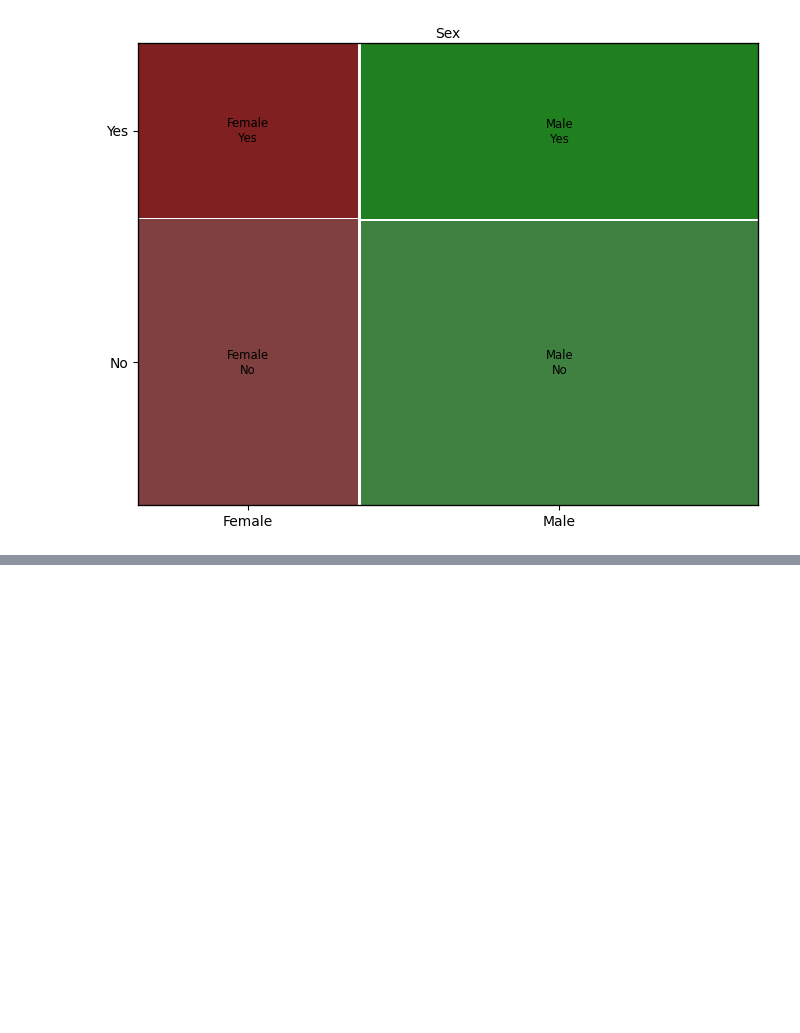
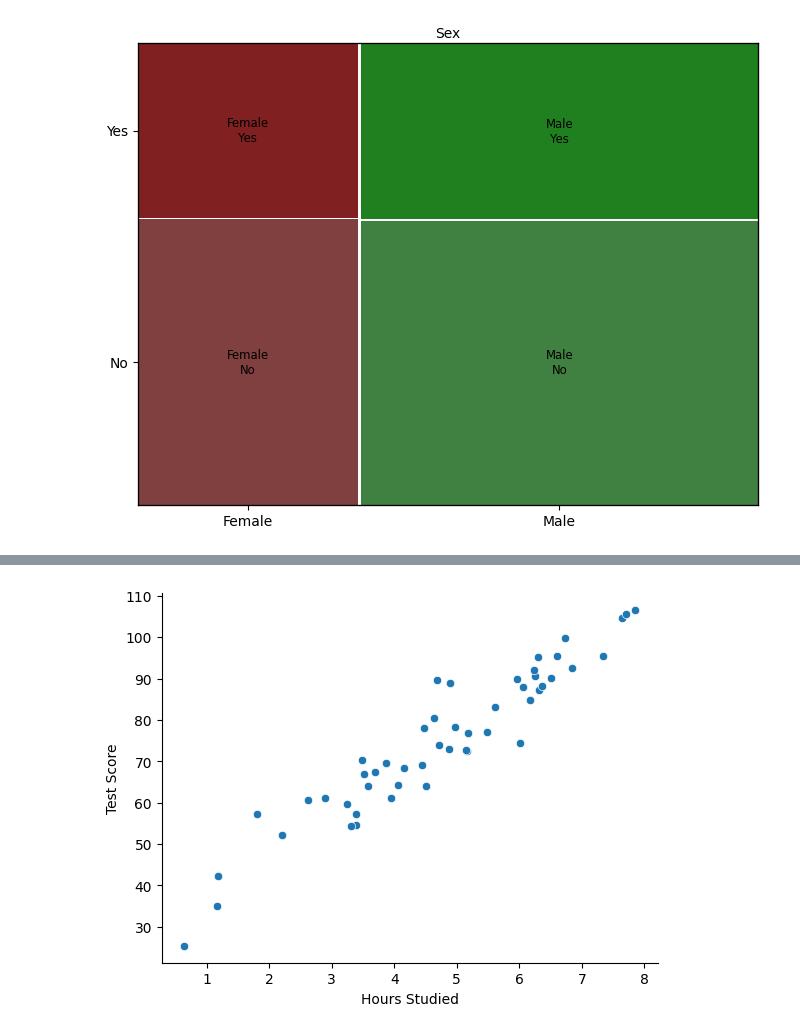
Before and after one commit to nickxscott/INFO658, a Jupyter notebook: notebooks/04_proportionsRelationships.ipynb, the cells around one changed output, grey strips where cells are left out. Cells and saved outputs as stored; diff of their text form; code cells hidden in the pictures; blank space fills up the shorter version.

```diff
--- a/notebooks/04_proportionsRelationships.ipynb
+++ b/notebooks/04_proportionsRelationships.ipynb
@@ -201,0 +205,8 @@ plt.show()
+# %%
+df=pd.read_csv('data/study_hours_vs_test_scores.csv')
+#add gender
+g=['male' if i%2==0 else 'female' for i in df.index]
+hgpa=[random.randint(80,100) for i in df.index]
+df['gender']=g
+df['HS GPA']=hgpa
+df.head()
@@ -201,0 +220,15 @@ plt.show()
+# %%
+#scatter plot
+sns.scatterplot(data=df, x='hours_studied', y='test_score')
+sns.despine(top=True,right=True)
+plt.xlabel('Hours Studied')
+plt.ylabel('Test Score')
+
+#linear forumula, r and p
+slope, intercept, r_value, p_value, std_err = stats.linregress(df.hours_studied, df.test_score);
+
+#print('mean test score: ', df.test_score.mean())
+#print('r: ', round(r_value,3))
+#print('p: ', round(p_value,3))
+# %% [output]
+[figure, added]
```
Also changed, not shown: parts of 4 cells of this notebook, 1 other file.
